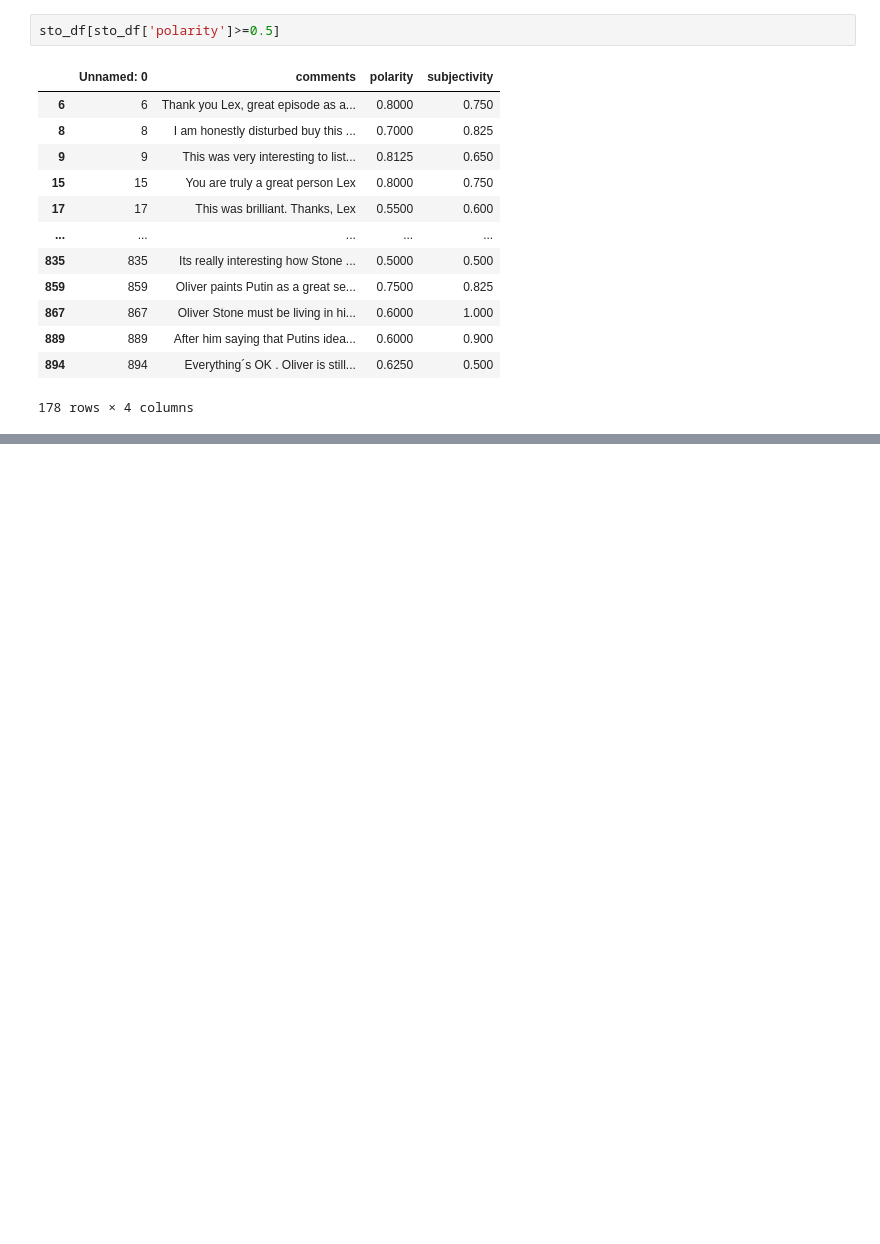
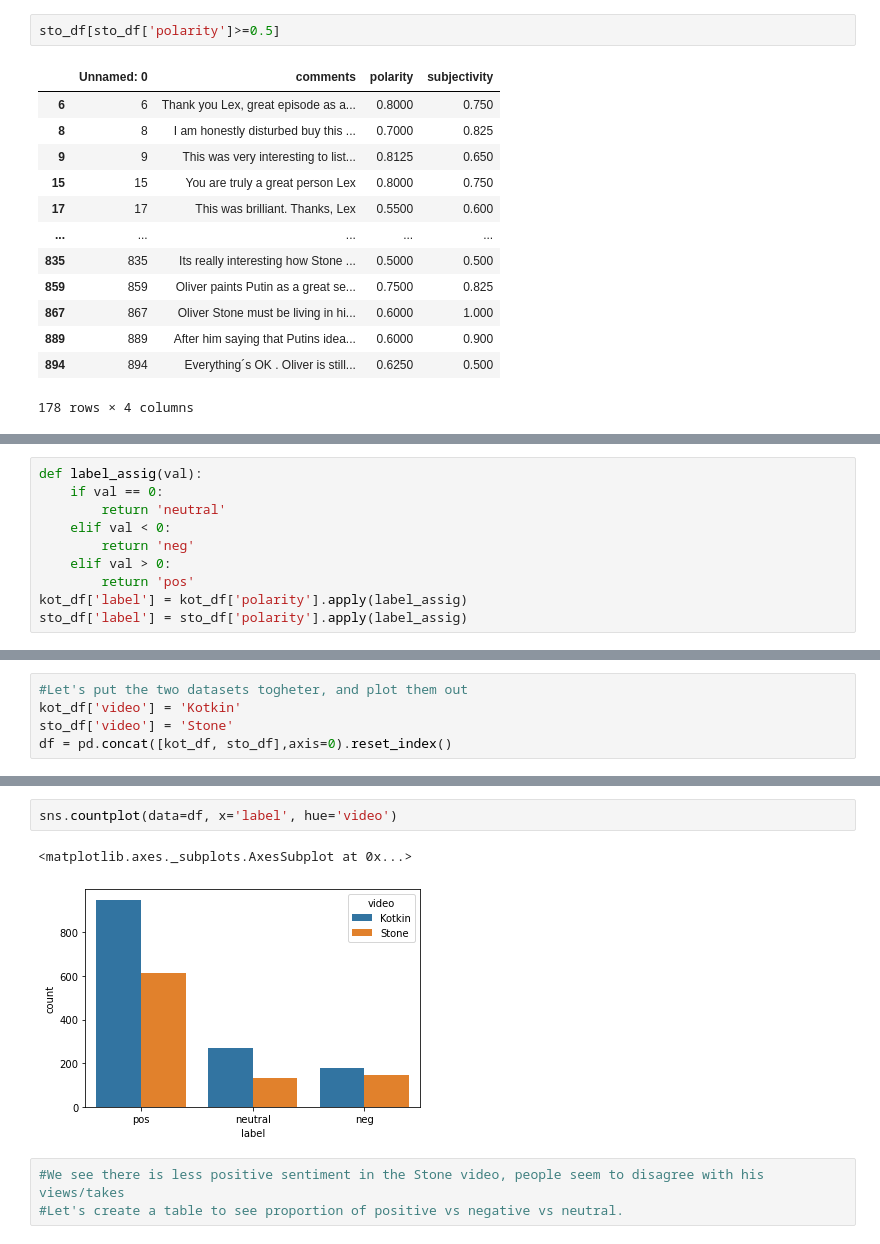
Before and after one commit to KamenDamov/NLP-Comments, a Jupyter notebook: analysis.ipynb, the cells around one changed output, grey strips where cells are left out. Drawn from its saved outputs; the diff is of its cells as text; blank space fills up the shorter version.

```diff
--- a/analysis.ipynb
+++ b/analysis.ipynb
@@ -73,0 +73,10 @@ sns.distplot(sto_df['polarity'])
+# %%
+def label_assig(val):
+    if val == 0:
+        return 'neutral'
+    elif val < 0:
+        return 'neg'
+    elif val > 0:
+        return 'pos'
+kot_df['label'] = kot_df['polarity'].apply(label_assig)
+sto_df['label'] = sto_df['polarity'].apply(label_assig)
@@ -73,0 +99,5 @@ sns.distplot(sto_df['polarity'])
+# %%
+#Let's put the two datasets togheter, and plot them out
+kot_df['video'] = 'Kotkin'
+sto_df['video'] = 'Stone'
+df = pd.concat([kot_df, sto_df],axis=0).reset_index()
@@ -73,0 +120,8 @@ sns.distplot(sto_df['polarity'])
+# %%
+sns.countplot(data=df, x='label', hue='video')
+# %% [output]
+<matplotlib.axes._subplots.AxesSubplot at 0x...>
+[figure, added]
+# %%
+#We see there is less positive sentiment in the Stone video, people seem to disagree with his views/takes
+#Let's create a table to see proportion of positive vs negative vs neutral.
```
Also changed, not shown: parts of 33 cells of this notebook, 1 other file.
